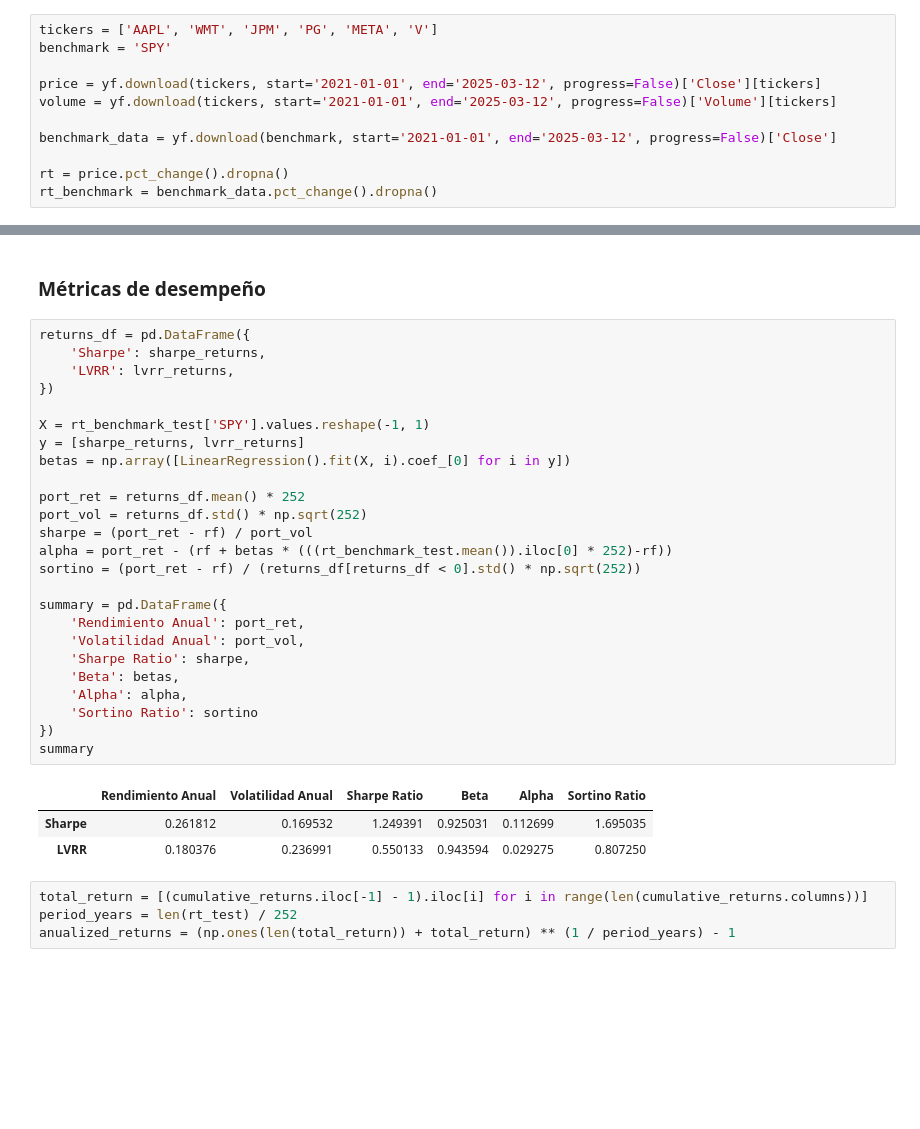
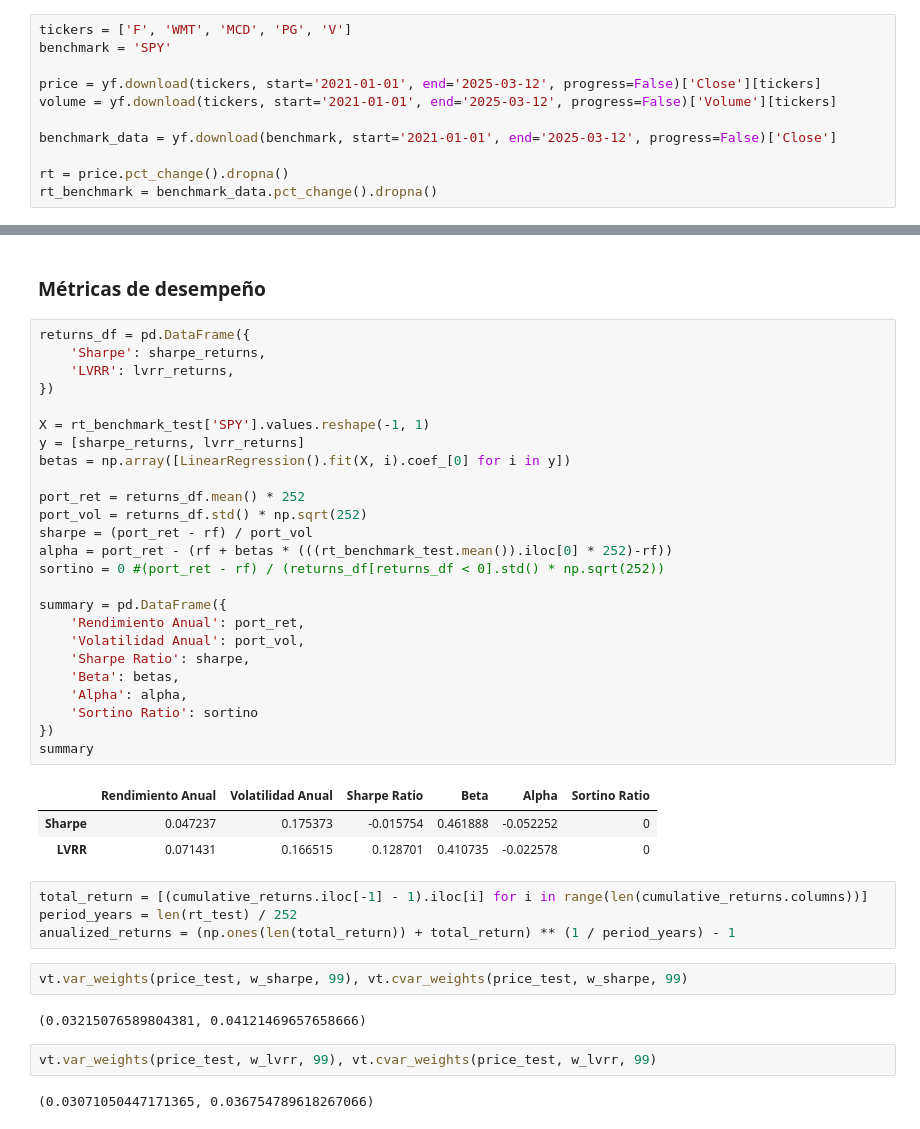
Before and after one commit to LuisMB09/admin_de_riesgos, a Jupyter notebook: Proyecto_Admin.ipynb, the cells around one changed output, grey strips where cells are left out. Saved outputs shown, nothing was run; the diff lists cells and outputs as text; blank space fills up the shorter version.

```diff
--- a/Proyecto_Admin.ipynb
+++ b/Proyecto_Admin.ipynb
@@ -12,7 +12,7 @@ from sklearn.linear_model import LinearRegression
 # %% [markdown]
 ## Obtención de datos
 # %%
-tickers = ['AAPL', 'WMT', 'JPM', 'PG', 'META', 'V']
+tickers = ['F', 'WMT', 'MCD', 'PG', 'V']
 benchmark = 'SPY'
 
 price = yf.download(tickers, start='2021-01-01', end='2025-03-12', progress=False)['Close'][tickers]
@@ -333,33 +333,41 @@ El valor final del portafolio LVRR es de 1,196,756.75
 # %%
 returns_df = pd.DataFrame({
     'Sharpe': sharpe_returns,
     'LVRR': lvrr_returns,
 })
 
 X = rt_benchmark_test['SPY'].values.reshape(-1, 1)
 y = [sharpe_returns, lvrr_returns]
 betas = np.array([LinearRegression().fit(X, i).coef_[0] for i in y])
 
 port_ret = returns_df.mean() * 252
 port_vol = returns_df.std() * np.sqrt(252)
 sharpe = (port_ret - rf) / port_vol
 alpha = port_ret - (rf + betas * (((rt_benchmark_test.mean()).iloc[0] * 252)-rf))
-sortino = (port_ret - rf) / (returns_df[returns_df < 0].std() * np.sqrt(252))
+sortino = 0 #(port_ret - rf) / (returns_df[returns_df < 0].std() * np.sqrt(252))
 
 summary = pd.DataFrame({
     'Rendimiento Anual': port_ret,
     'Volatilidad Anual': port_vol,
     'Sharpe Ratio': sharpe,
     'Beta': betas,
     'Alpha': alpha,
     'Sortino Ratio': sortino
 })
 summary
 # %% [output]
 |  | Rendimiento Anual | Volatilidad Anual | Sharpe Ratio | Beta | Alpha | Sortino Ratio |
-| Sharpe | 0.261812 | 0.169532 | 1.249391 | 0.925031 | 0.112699 | 1.695035 |
-| LVRR | 0.180376 | 0.236991 | 0.550133 | 0.943594 | 0.029275 | 0.807250 |
+| Sharpe | 0.047237 | 0.175373 | -0.015754 | 0.461888 | -0.052252 | 0 |
+| LVRR | 0.071431 | 0.166515 | 0.128701 | 0.410735 | -0.022578 | 0 |
 # %%
 total_return = [(cumulative_returns.iloc[-1] - 1).iloc[i] for i in range(len(cumulative_returns.columns))]
 period_years = len(rt_test) / 252
 anualized_returns = (np.ones(len(total_return)) + total_return) ** (1 / period_years) - 1
+# %%
+vt.var_weights(price_test, w_sharpe, 99), vt.cvar_weights(price_test, w_sharpe, 99)
+# %% [output]
+(0.03215076589804381, 0.04121469657658666)
+# %%
+vt.var_weights(price_test, w_lvrr, 99), vt.cvar_weights(price_test, w_lvrr, 99)
+# %% [output]
+(0.03071050447171365, 0.036754789618267066)
```
Also changed, not shown: parts of 6 cells of this notebook.
